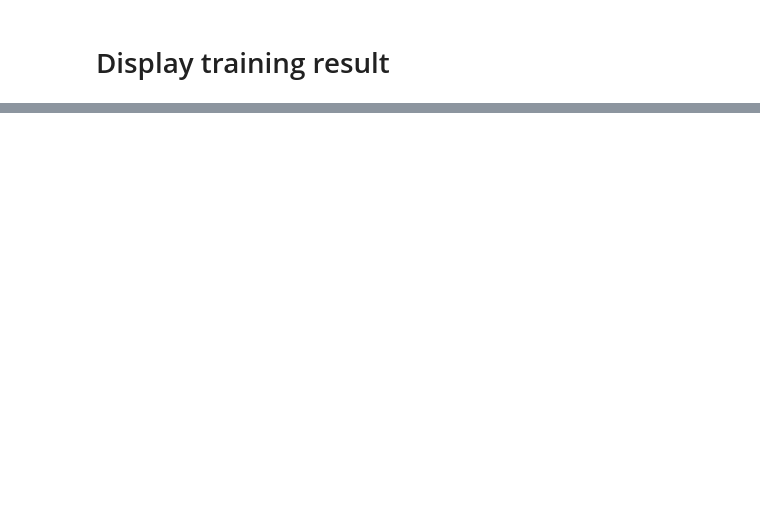
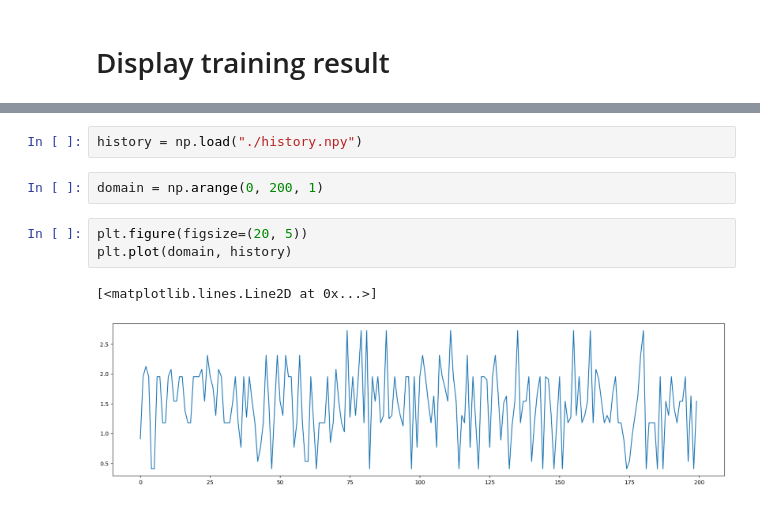
Before and after one commit to Hy-LeTuan/DeepReinforcementLearningOPC, a Jupyter notebook: examination.ipynb, the cells around one changed output, grey strips where cells are left out. Cells and saved outputs as stored; diff of their text form; blank space fills up the shorter version.

Commit message:
update visualization on training data

```diff
--- a/examination.ipynb
+++ b/examination.ipynb
@@ -100,0 +102,10 @@ plt.plot(np.arange(0, 1000, 1), history)
+# %%
+history = np.load("./history.npy")
+# %%
+domain = np.arange(0, 200, 1)
+# %%
+plt.figure(figsize=(20, 5))
+plt.plot(domain, history)
+# %% [output]
+[<matplotlib.lines.Line2D at 0x...>]
+[figure, added]
```
Also changed, not shown: parts of 5 cells of this notebook, 11 other files.
